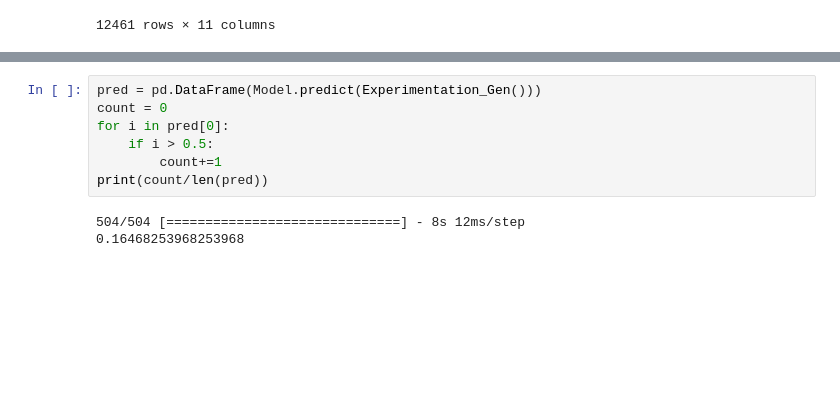
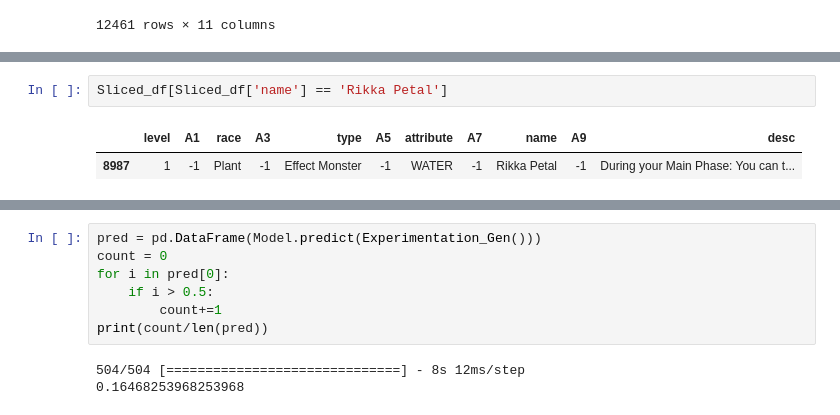
Before and after one commit to X99S5/Transformer_Based_Yugioh_Comparator_Model, a Jupyter notebook: Main.ipynb, the cells around one changed output, grey strips where cells are left out. Saved outputs shown, nothing was run; the diff lists cells and outputs as text; blank space fills up the shorter version.

```diff
--- a/Main.ipynb
+++ b/Main.ipynb
@@ -571,0 +562,5 @@ Reusing TensorBoard on port 6006 (pid 18252), started 0:00:05 ago. (Use '!kill 1
+# %%
+Sliced_df[Sliced_df['name'] == 'Rikka Petal']
+# %% [output]
+|  | level | A1 | race | A3 | type | A5 | attribute | A7 | name | A9 | desc |
+| 8987 | 1 | -1 | Plant | -1 | Effect Monster | -1 | WATER | -1 | Rikka Petal | -1 | During your Main Phase: You can t... |
```
Also changed, not shown: parts of 12 cells of this notebook.
